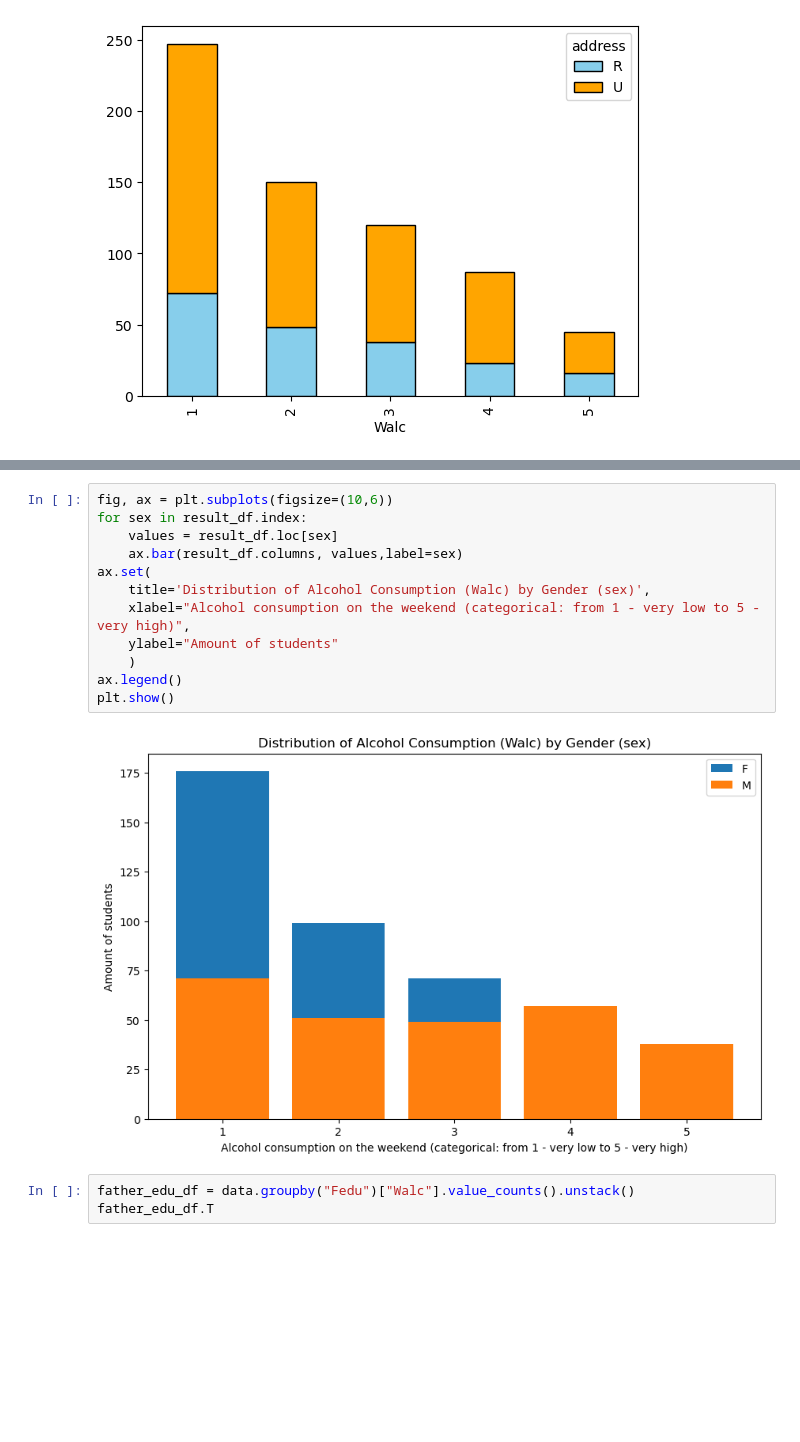
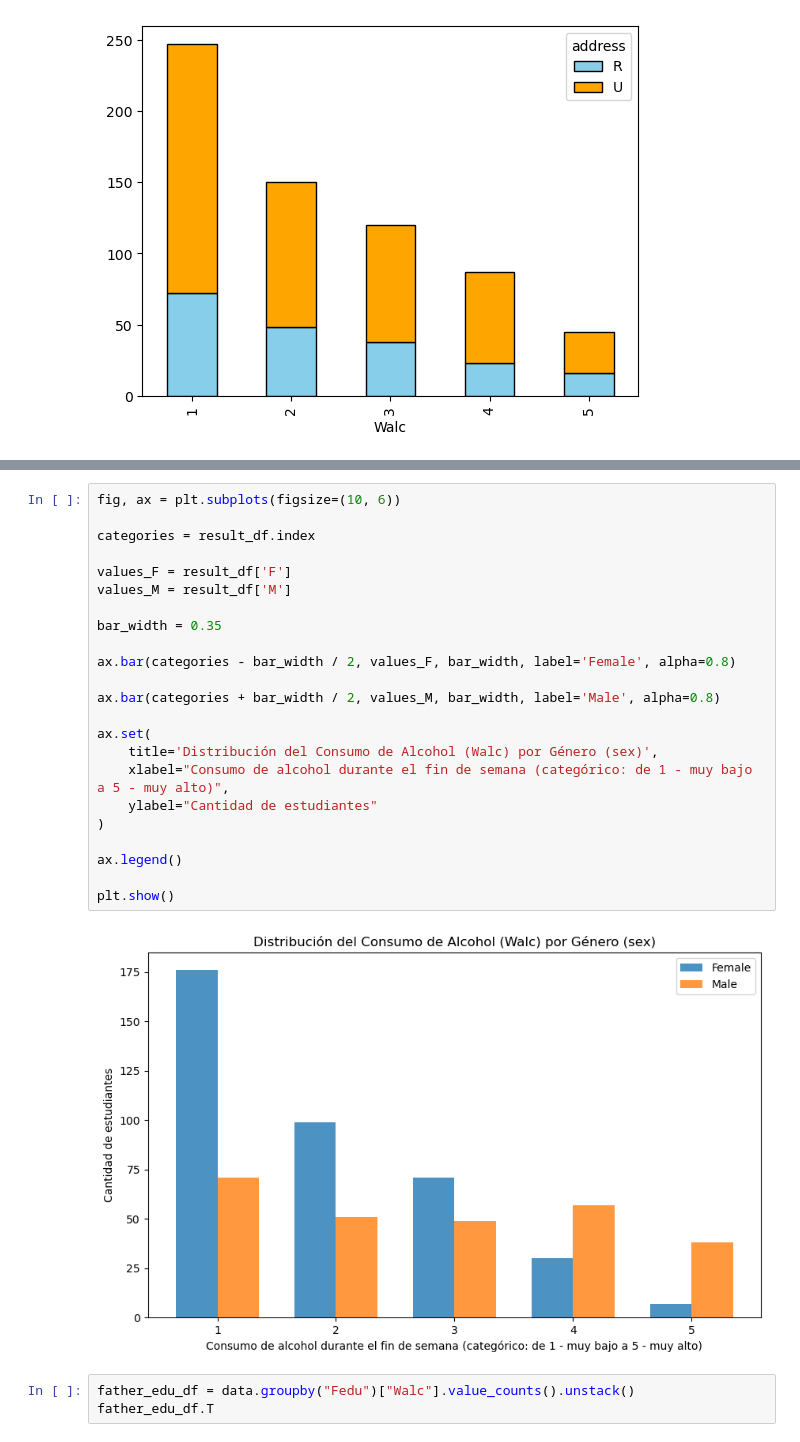
Before and after one commit to SantanaAndres/High-School-Alcoholism-and-Academic-Performance-data-analysis, a Jupyter notebook: main.ipynb, the cells around one changed output, grey strips where cells are left out. Drawn from its saved outputs; the diff is of its cells as text; blank space fills up the shorter version.

```diff
--- a/main.ipynb
+++ b/main.ipynb
@@ -179,17 +183,28 @@ result_df
-# %%
-fig, ax = plt.subplots(figsize=(10,6))
-for sex in result_df.index:
-    values = result_df.loc[sex]
-    ax.bar(result_df.columns, values,label=sex)
-ax.set(
-    title='Distribution of Alcohol Consumption (Walc) by Gender (sex)',
-    xlabel="Alcohol consumption on the weekend (categorical: from 1 - very low to 5 - very high)",
-    ylabel="Amount of students"
-    )
-ax.legend()
-plt.show()
-# %% [output]
-[figure, removed]
+# %%
+fig, ax = plt.subplots(figsize=(10, 6))
+
+categories = result_df.index
+
+values_F = result_df['F']
+values_M = result_df['M']
+
+bar_width = 0.35
+
+ax.bar(categories - bar_width / 2, values_F, bar_width, label='Female', alpha=0.8)
+
+ax.bar(categories + bar_width / 2, values_M, bar_width, label='Male', alpha=0.8)
+
+ax.set(
+    title='Distribución del Consumo de Alcohol (Walc) por Género (sex)',
+    xlabel="Consumo de alcohol durante el fin de semana (categórico: de 1 - muy bajo a 5 - muy alto)",
+    ylabel="Cantidad de estudiantes"
+)
+
+ax.legend()
+
+plt.show()
+# %% [output]
+[figure, added]
 # %%
 father_edu_df = data.groupby("Fedu")["Walc"].value_counts().unstack()
 father_edu_df.T
```
Also changed, not shown: parts of 3 cells of this notebook.
